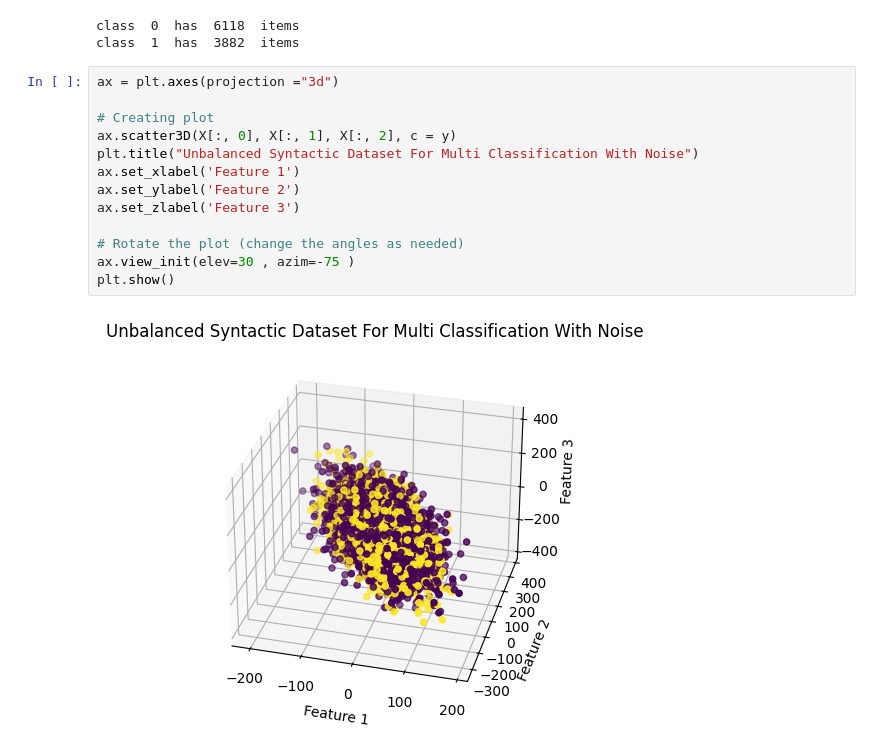
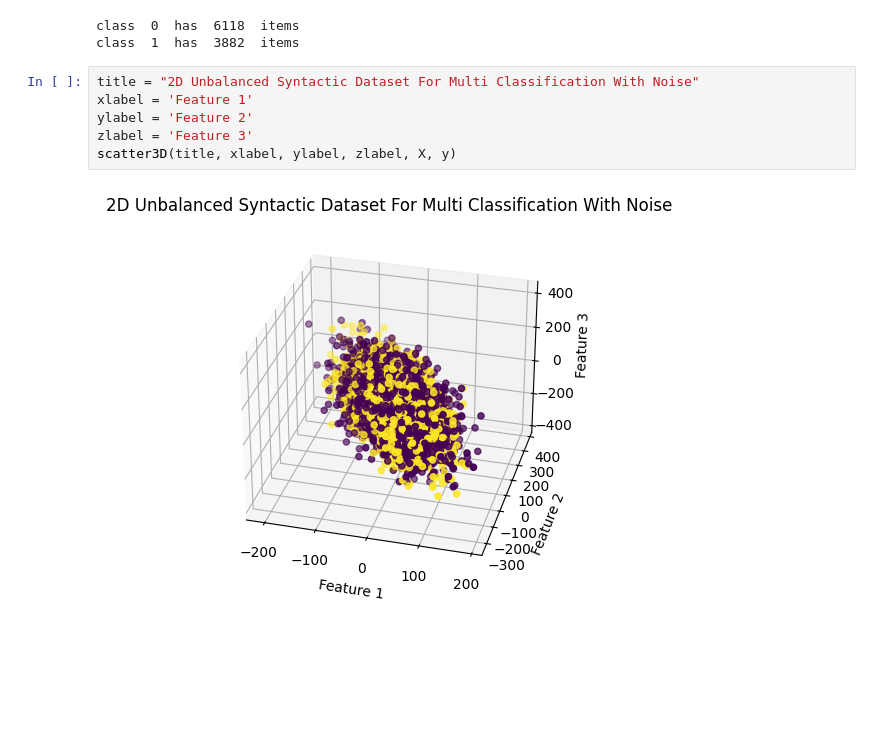
Before and after one commit to mehdi-aitaryane/make-classification, a Jupyter notebook: Example.ipynb, the cells around one changed output. Drawn from its saved outputs; the diff is of its cells as text; blank space fills up the shorter version.

```diff
--- a/Example.ipynb
+++ b/Example.ipynb
@@ -117,17 +101,10 @@ count_occurances(y)
 class  0  has  6118  items
 class  1  has  3882  items
 # %%
-ax = plt.axes(projection ="3d")
-
-# Creating plot
-ax.scatter3D(X[:, 0], X[:, 1], X[:, 2], c = y)
-plt.title("Unbalanced Syntactic Dataset For Multi Classification With Noise")
-ax.set_xlabel('Feature 1')
-ax.set_ylabel('Feature 2')
-ax.set_zlabel('Feature 3')
-
-# Rotate the plot (change the angles as needed)
-ax.view_init(elev=30 , azim=-75 )
-plt.show()
+title = "2D Unbalanced Syntactic Dataset For Multi Classification With Noise"
+xlabel = 'Feature 1'
+ylabel = 'Feature 2'
+zlabel = 'Feature 3'
+scatter3D(title, xlabel, ylabel, zlabel, X, y)
 # %% [output]
-[figure, old version]
+[figure, new version]
```
Also changed, not shown: parts of 11 cells of this notebook.
